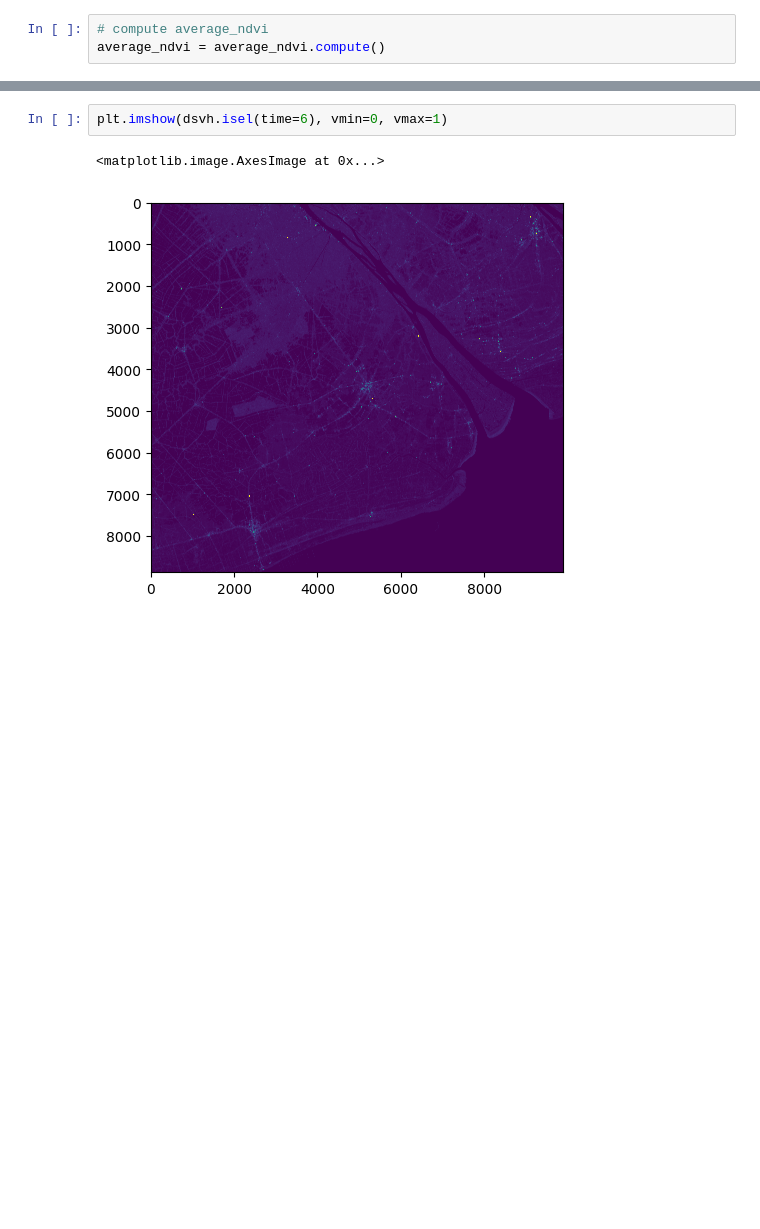
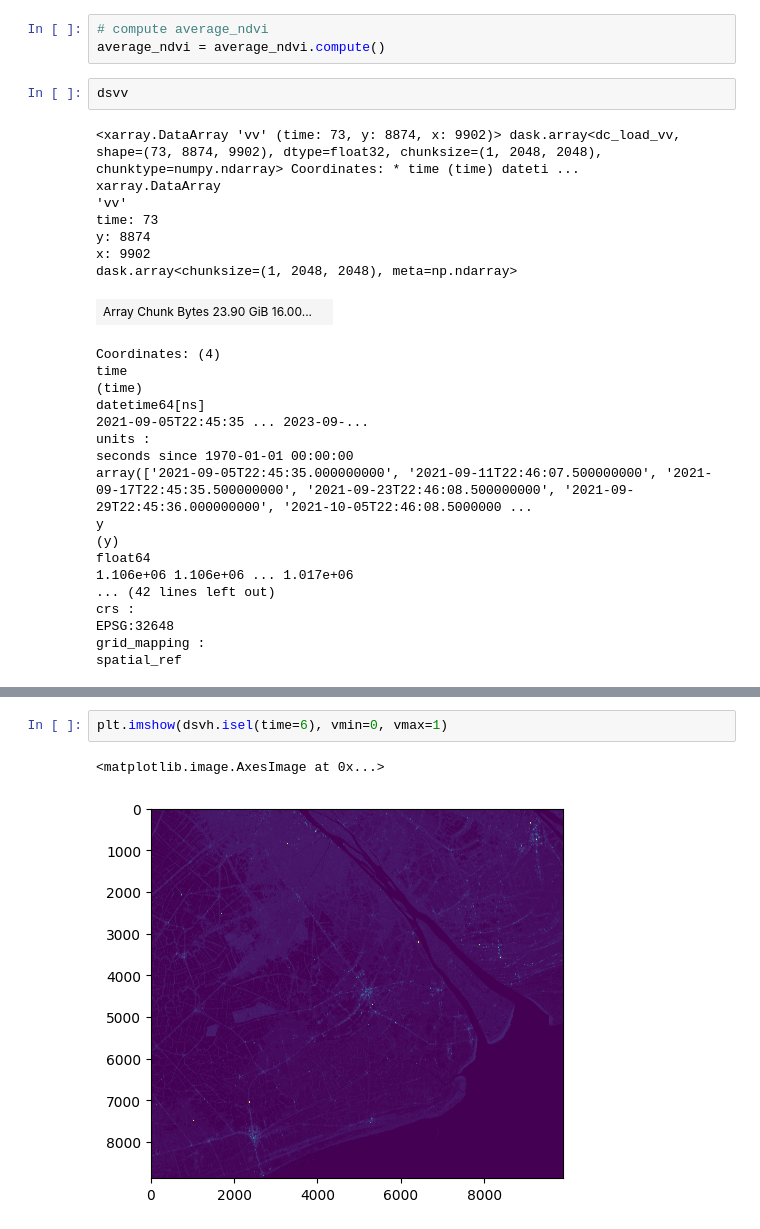
Before and after one commit to minhify/CTU-CSIROBoeingPhase5, a Jupyter notebook: train.ipynb, the cells around one changed output, grey strips where cells are left out. Saved outputs shown, nothing was run; the diff lists cells and outputs as text; blank space fills up the shorter version.

```diff
--- a/train.ipynb
+++ b/train.ipynb
@@ -248,6 +249,34 @@ Wall time: 682 ms
 # %%
 # compute average_ndvi
 average_ndvi = average_ndvi.compute()
+# %%
+dsvv
+# %% [output]
+<xarray.DataArray 'vv' (time: 73, y: 8874, x: 9902)> dask.array<dc_load_vv, shape=(73, 8874, 9902), dtype=float32, chunksize=(1, 2048, 2048), chunktype=numpy.ndarray> Coordinates: * time (time) dateti ...
+xarray.DataArray
+'vv'
+time: 73
+y: 8874
+x: 9902
+dask.array<chunksize=(1, 2048, 2048), meta=np.ndarray>
+| Array Chunk Bytes 23.90 GiB 16.00... |  |
+Coordinates: (4)
+time
+(time)
+datetime64[ns]
+2021-09-05T22:45:35 ... 2023-09-...
+units :
+seconds since 1970-01-01 00:00:00
+array(['2021-09-05T22:45:35.000000000', '2021-09-11T22:46:07.500000000', '2021-09-17T22:45:35.500000000', '2021-09-23T22:46:08.500000000', '2021-09-29T22:45:36.000000000', '2021-10-05T22:46:08.5000000 ...
+y
+(y)
+float64
+1.106e+06 1.106e+06 ... 1.017e+06
+... (42 lines left out)
+crs :
+EPSG:32648
+grid_mapping :
+spatial_ref
 # %%
 plt.imshow(average_ndvi.isel(time=6), vmin=None, vmax=None)
 # %% [output]
```
Also changed, not shown: parts of 18 cells of this notebook, 3 other files.
